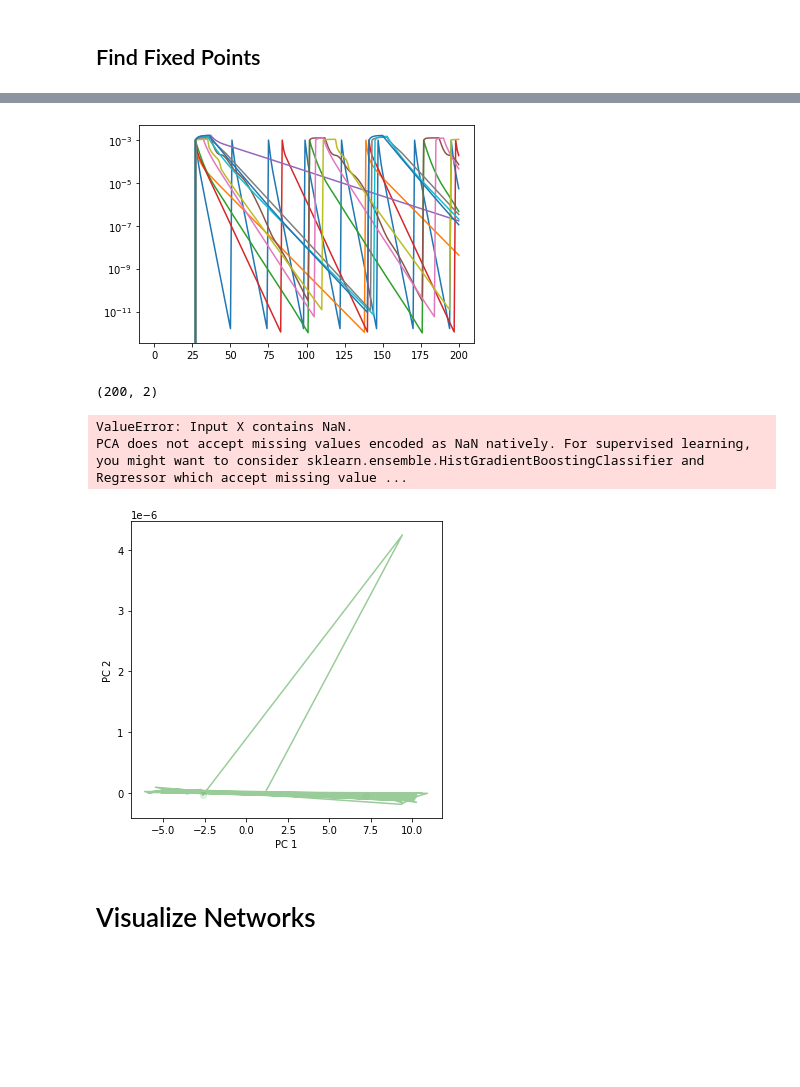
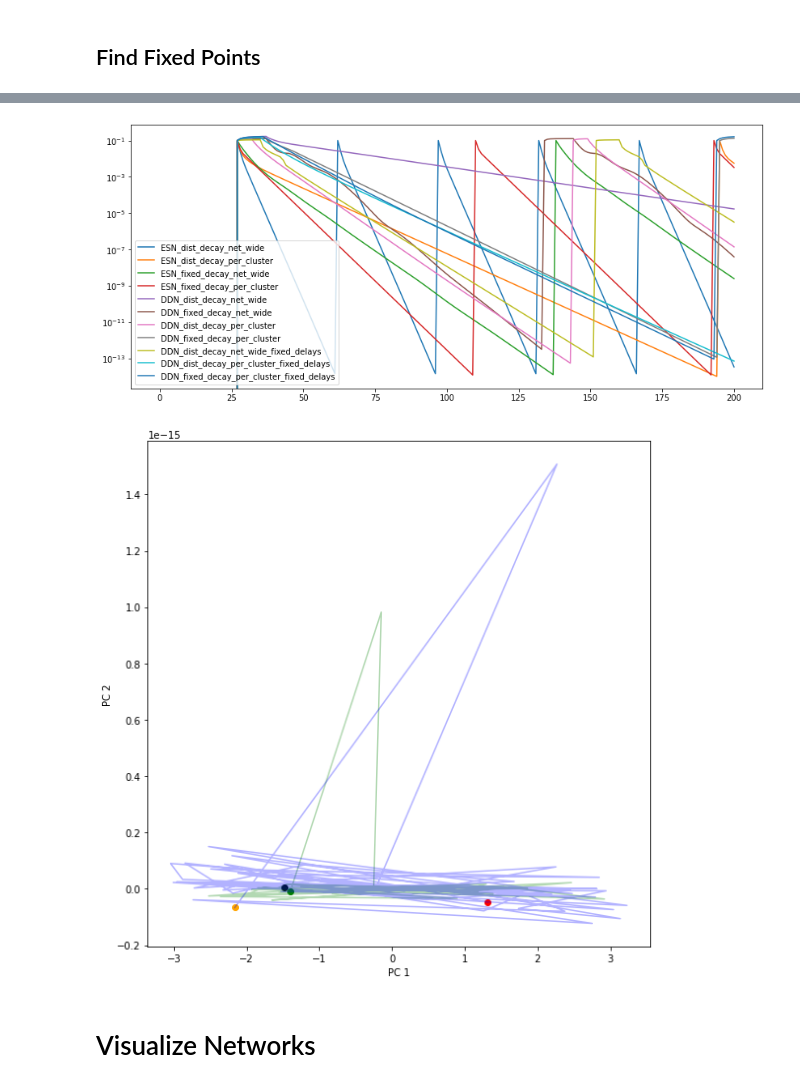
Before and after one commit to Nishant-codex/DDN-public, a Jupyter notebook: DDN_example.ipynb, the cells around one changed output, grey strips where cells are left out. Saved outputs shown, nothing was run; the diff lists cells and outputs as text; code cells hidden in the pictures; blank space fills up the shorter version.

```diff
--- a/DDN_example.ipynb
+++ b/DDN_example.ipynb
@@ -607,7 +607,6 @@ def perturb_net(esn_model1, esn_model2, x=None, i=None, pert=None):
     return esn_model1, esn_model2
 
 def perturb_net_tf(state1, state2, pert=None):
-
 
     state2 =  tf.compat.v1.assign(state2[:,0],state1[:,0]+pert*(tf.ones(tf.shape(state1[:,0]),dtype=tf.float64))/tf.linalg.norm(tf.ones(tf.shape(state1[:,0]),dtype=tf.float64)))
 
@@ -642,7 +641,7 @@ def lyapunov_exponents(model1, model2, input, every_k = 1, ord =2,trans=15,pert=
                 state1,state2 = perturb_net_tf(state1,state2,pert)
                 # state1,state2 = model1.cell.A,model2.cell.A
                 gamma0 = tf.linalg.norm(state1[:,0] - state2[:,0])
-                d_lower = 1e-12
+                d_lower = 1e-14
                 d_upper =  1e5
 
             response  = tf.cond((tf.greater(tf.linalg.norm(dist), d_upper) or tf.less_equal(tf.linalg.norm(dist), d_lower)), lambda: renormalize(gamma0, state2, state1, norm_order=ord,count=i), lambda: [state1, state2])
@@ -689,7 +716,7 @@ def return_lyapunov_exp(net,input_size):
         max_exps_esns_dist_clust, diff_esns_dist_clust ,ref_trajs_esns_dist_clust, pert_trajs_esns_dist_clust  =   [], [], [], []
 
 
-        for pert in [1e-3]: #1e-5,1e-7,1e-9
+        for pert in [1e-1]: #1e-5,1e-7,1e-9
                 threshold = pert*1e-2
 
                 reset_graph()
@@ -698,12 +725,7 @@ def return_lyapunov_exp(net,input_size):
 
 
                         esn_model_ddns_fixed_net_dict1 =   Model(cell = net_tf_1,   input_data = x)
-
                         esn_model_ddns_fixed_net_dict2 =   Model(cell = net_tf_2,   input_data = x)
-
-                        # esn_model_ddns_fixed_net_dict1,   esn_model_ddns_fixed_net_dict2   = perturb_net(esn_model_ddns_fixed_net_dict1,  esn_model_ddns_fixed_net_dict2,  x=x,  pert = pert,)
-
-
 
                         exp_ddns_fixed_net_dict,  diff_ddns_k_fixed_net_dict,  traj_ref_ddns_fixed_net_dict,  traj_pert_ddns_fixed_net_dict,gamma0   = lyapunov_exponents(esn_model_ddns_fixed_net_dict1,   esn_model_ddns_fixed_net_dict2,   input=x,threshold_prec=threshold, every_k=5,pert=pert,trans=25, N=100, ord='fro')
 
@@ -711,9 +733,6 @@ def return_lyapunov_exp(net,input_size):
 
                         exp_ddns_fixed_net_dict,  diff_ddns_k_fixed_net_dict,   traj_ref_ddns_fixed_net_dict,   traj_pert_ddns_fixed_net_dict, gamma0     = sess.run([exp_ddns_fixed_net_dict,  diff_ddns_k_fixed_net_dict,  traj_ref_ddns_fixed_net_dict,  traj_pert_ddns_fixed_net_dict, gamma0 ],  feed_dict = {x:INPUT})
 
-
-
-
                         max_exps_esns_dist_clust.append(exp_ddns_fixed_net_dict)
                         diff_esns_dist_clust.append(diff_ddns_k_fixed_net_dict)
                         ref_trajs_esns_dist_clust.append(traj_ref_ddns_fixed_net_dict)
@@ -750,20 +772,21 @@ plt.plot(best_nets_DDN_fixed_decay_per_cluster_fixed_delays_vals[0][0],label='DD
 # %%
-
-plt.plot(best_nets_ESN_dist_decay_net_wide_vals[1][0]                 ,label='ESN_dist_decay_net_wide')
-plt.plot(best_nets_ESN_dist_decay_per_cluster_vals[1][0]              ,label='ESN_dist_decay_per_cluster')
-plt.plot(best_nets_ESN_fixed_decay_net_wide_vals[1][0]                ,label='ESN_fixed_decay_net_wide')
-plt.plot(best_nets_ESN_fixed_decay_per_cluster_vals[1][0]             ,label='ESN_fixed_decay_per_cluster')
-plt.plot(best_nets_DDN_dist_decay_net_wide_vals[1][0]                 ,label='DDN_dist_decay_net_wide')
-plt.plot(best_nets_DDN_fixed_decay_net_wide_vals[1][0]                ,label='DDN_fixed_decay_net_wide')
-plt.plot(best_nets_DDN_dist_decay_per_cluster_vals[1][0]              ,label='DDN_dist_decay_per_cluster')
-plt.plot(best_nets_DDN_fixed_decay_per_cluster_vals[1][0]             ,label='DDN_fixed_decay_per_cluster')
-plt.plot(best_nets_DDN_dist_decay_net_wide_fixed_delays_vals[1][0]    ,label='DDN_dist_decay_net_wide_fixed_delays')
-plt.plot(best_nets_DDN_dist_decay_per_cluster_fixed_delays_vals[1][0] ,label='DDN_dist_decay_per_cluster_fixed_delays')
-plt.plot(best_nets_DDN_fixed_decay_per_cluster_fixed_delays_vals[1][0],label='DDN_fixed_decay_per_cluster_fixed_delays')
-plt.yscale('log')
+fig,ax = plt.subplots(figsize=[14,6])
+ax.plot(best_nets_ESN_dist_decay_net_wide_vals[1][0]                 ,label='ESN_dist_decay_net_wide')
+ax.plot(best_nets_ESN_dist_decay_per_cluster_vals[1][0]              ,label='ESN_dist_decay_per_cluster')
+ax.plot(best_nets_ESN_fixed_decay_net_wide_vals[1][0]                ,label='ESN_fixed_decay_net_wide')
+ax.plot(best_nets_ESN_fixed_decay_per_cluster_vals[1][0]             ,label='ESN_fixed_decay_per_cluster')
+ax.plot(best_nets_DDN_dist_decay_net_wide_vals[1][0]                 ,label='DDN_dist_decay_net_wide')
+ax.plot(best_nets_DDN_fixed_decay_net_wide_vals[1][0]                ,label='DDN_fixed_decay_net_wide')
+ax.plot(best_nets_DDN_dist_decay_per_cluster_vals[1][0]              ,label='DDN_dist_decay_per_cluster')
+ax.plot(best_nets_DDN_fixed_decay_per_cluster_vals[1][0]             ,label='DDN_fixed_decay_per_cluster')
+ax.plot(best_nets_DDN_dist_decay_net_wide_fixed_delays_vals[1][0]    ,label='DDN_dist_decay_net_wide_fixed_delays')
+ax.plot(best_nets_DDN_dist_decay_per_cluster_fixed_delays_vals[1][0] ,label='DDN_dist_decay_per_cluster_fixed_delays')
+ax.plot(best_nets_DDN_fixed_decay_per_cluster_fixed_delays_vals[1][0],label='DDN_fixed_decay_per_cluster_fixed_delays')
+ax.set_yscale('log')
+plt.legend()
 plt.show()
 # %% [output]
-[figure, old version]
+[figure, new version]
 # %%
 def plot_trajectories(data, n_components = 2,figsize = [5, 5],fig_out=None,c_start = 'red', c_end ='blue',alpha=0.1,**kwargs):
 
@@ -772,7 +795,6 @@ def plot_trajectories(data, n_components = 2,figsize = [5, 5],fig_out=None,c_sta
 	pca = PCA(n_components=n_components)
 	data = data
 	pca_states = pca.fit_transform(data)
-	print(pca_states.shape)
 	if fig_out !=None:
 
 		ax = fig_out
@@ -780,6 +802,7 @@ def plot_trajectories(data, n_components = 2,figsize = [5, 5],fig_out=None,c_sta
 		fig = plt.figure(figsize=figsize,
 				tight_layout=True,)
 		if n_components>2:
+			print('here')
 			ax = fig.add_subplot(111,projection='3d')
 		else:
 			ax = fig.add_subplot(111,)
@@ -805,22 +828,23 @@ def plot_trajectories(data, n_components = 2,figsize = [5, 5],fig_out=None,c_sta
 		ax.scatter(pca_states[-1,0],pca_states[-1,1], c=c_end,  alpha=alpha)
 
 %matplotlib inline
-figsize = [5,5]
+figsize = [8,8]
 
 fig = plt.figure(figsize=figsize, tight_layout=True)
 ax = fig.add_subplot(111,)
 # for i in range(len(ref_trajs))
-plot_trajectories(np.array(traj_ref_ddns_fixed_net_dict)[:,:,0].T,  fig_out=ax,c_start='green',  alpha=0.1, c_end='pink', n_components=2, c_line='green',line_alpha = 0.4)
-plot_trajectories(np.array(traj_pert_ddns_fixed_net_dict)[:,:,0].T, fig_out=ax,c_start='orange', alpha=0.1, c_end='red',  n_components=2, c_line='blue' ,line_alpha = 0.7)
+
+traj      = np.array(best_nets_ESN_dist_decay_net_wide_vals[2])[0,::5,:,0].T
+traj_pert = np.array(best_nets_DDN_dist_decay_net_wide_vals[3])[0,::5,:,0].T
+
+plot_trajectories(traj,      fig_out=ax,c_start='green',  alpha=1, c_end='black', n_components=2, c_line='green', line_alpha = 0.3)
+plot_trajectories(traj_pert, fig_out=ax,c_start='orange', alpha=1, c_end='red',   n_components=2, c_line='blue'  ,line_alpha = 0.3)
 
 # plot_trajectories(h_new[0][:10,:,0], fig_out=ax)
 
 plt.show()
 # %% [output]
-(200, 2)
-ValueError: Input X contains NaN.
-PCA does not accept missing values encoded as NaN natively. For supervised learning, you might want to consider sklearn.ensemble.HistGradientBoostingClassifier and Regressor which accept missing value ...
-[figure, old version]
+[figure, new version]
 # %% [markdown]
 # Visualize Networks
 # %%
```
Also changed, not shown: parts of 3 cells of this notebook.
